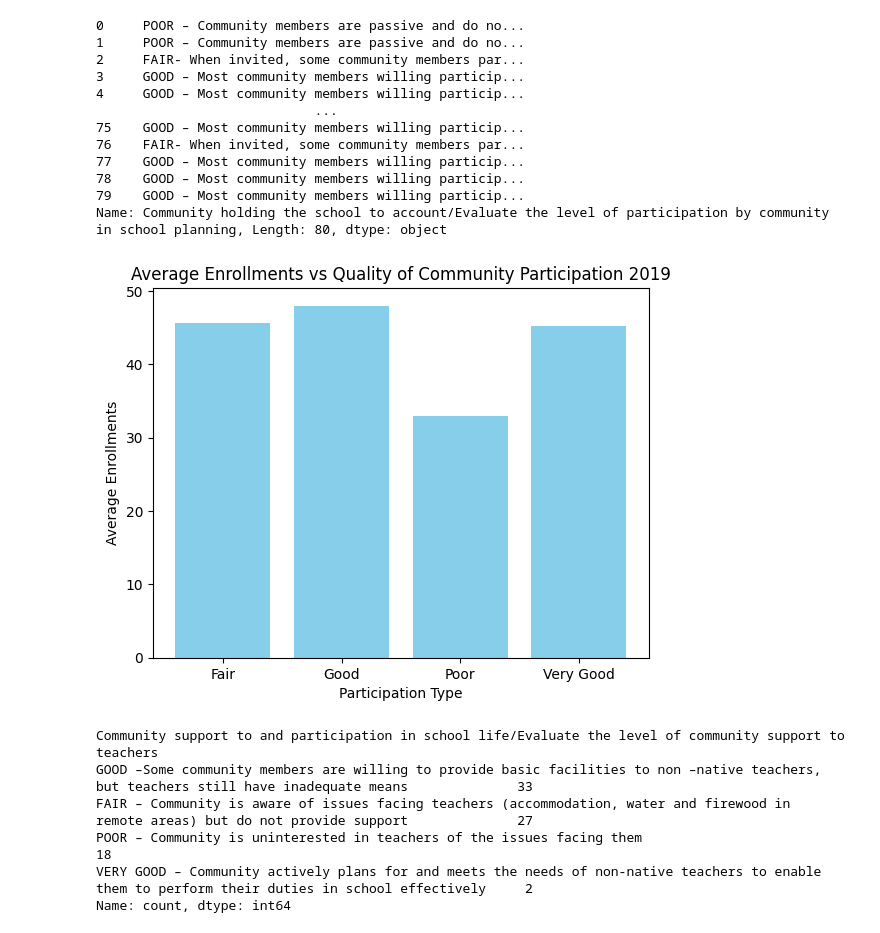
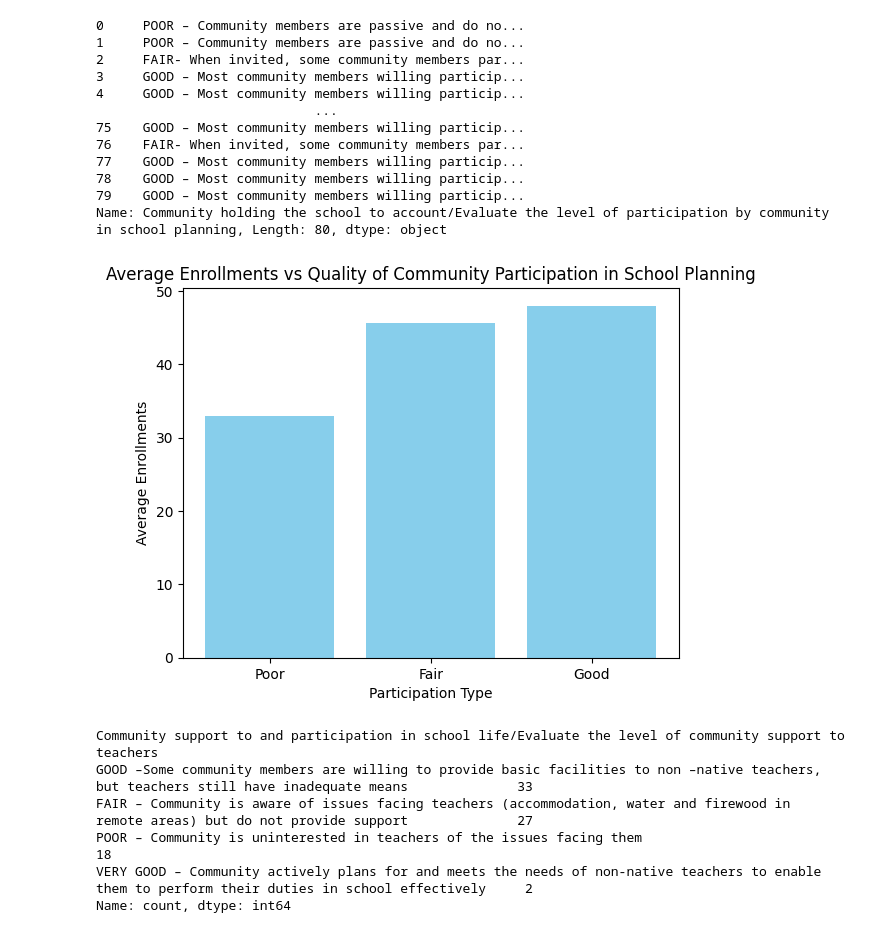
Before and after one commit to dfglondon24/Team-2, a Jupyter notebook: community_impact_graphs.ipynb, the cells around one changed output. Drawn from its saved outputs; the diff is of its cells as text; code cells hidden in the pictures.

```diff
--- a/community_impact_graphs.ipynb
+++ b/community_impact_graphs.ipynb
@@ -26,28 +26,30 @@ very_good_participation = df[df['Community holding the school to account/Evaluat
 # %%
 column = 'Enrolment, Transition Completion/Current Enrolment/group_xm3np02_p1enrolment/<span style="display:none">p1enrolment-Total</span>'
 # mean enrolments based on community support
 fair_mean = fair_participation[column].mean()
 good_mean = good_participation[column].mean()
 poor_mean = poor_participation[column].mean()
 very_good_mean = very_good_participation[column].mean()
 
 participation_means = {
     'Fair': fair_mean,
     'Good': good_mean,
     'Poor': poor_mean,
     'Very Good': very_good_mean
 }
 
-plt.bar(participation_means.keys(), participation_means.values(), color='skyblue')
+keys = ['Poor', 'Fair', 'Good']
+values = [participation_means['Poor'], participation_means['Fair'], participation_means['Good']]
+plt.bar(keys, values, color='skyblue')
 
-plt.title('Average Enrollments vs Quality of Community Participation 2019')
+plt.title('Average Enrollments vs Quality of Community Participation in School Planning')
 plt.xlabel('Participation Type')
 plt.ylabel('Average Enrollments')
 
 # Show the plot
 plt.show()
 # %% [output]
-[figure, old version]
+[figure, new version]
 # %%
 df['Community support to and participation in school life/Evaluate the level of community support to teachers'].value_counts()
 # %% [output]
```
